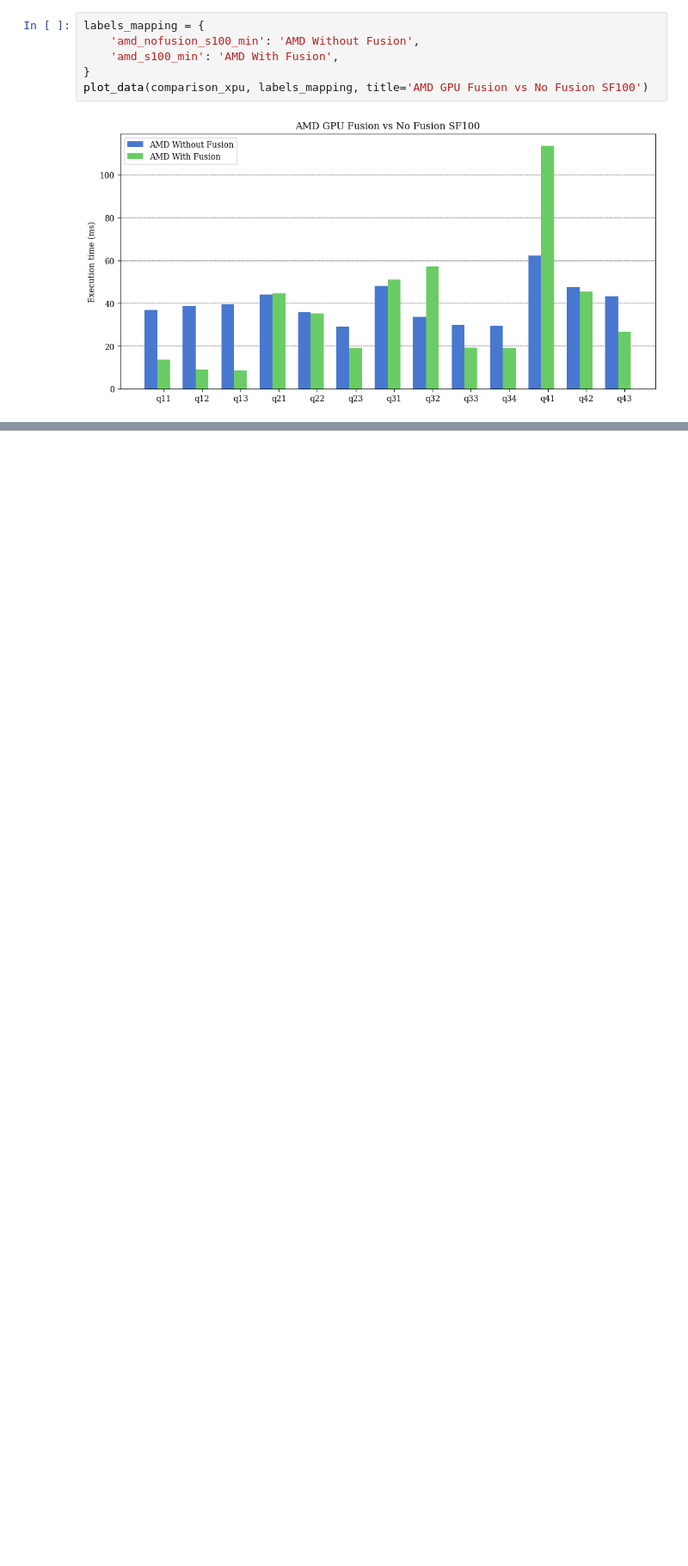
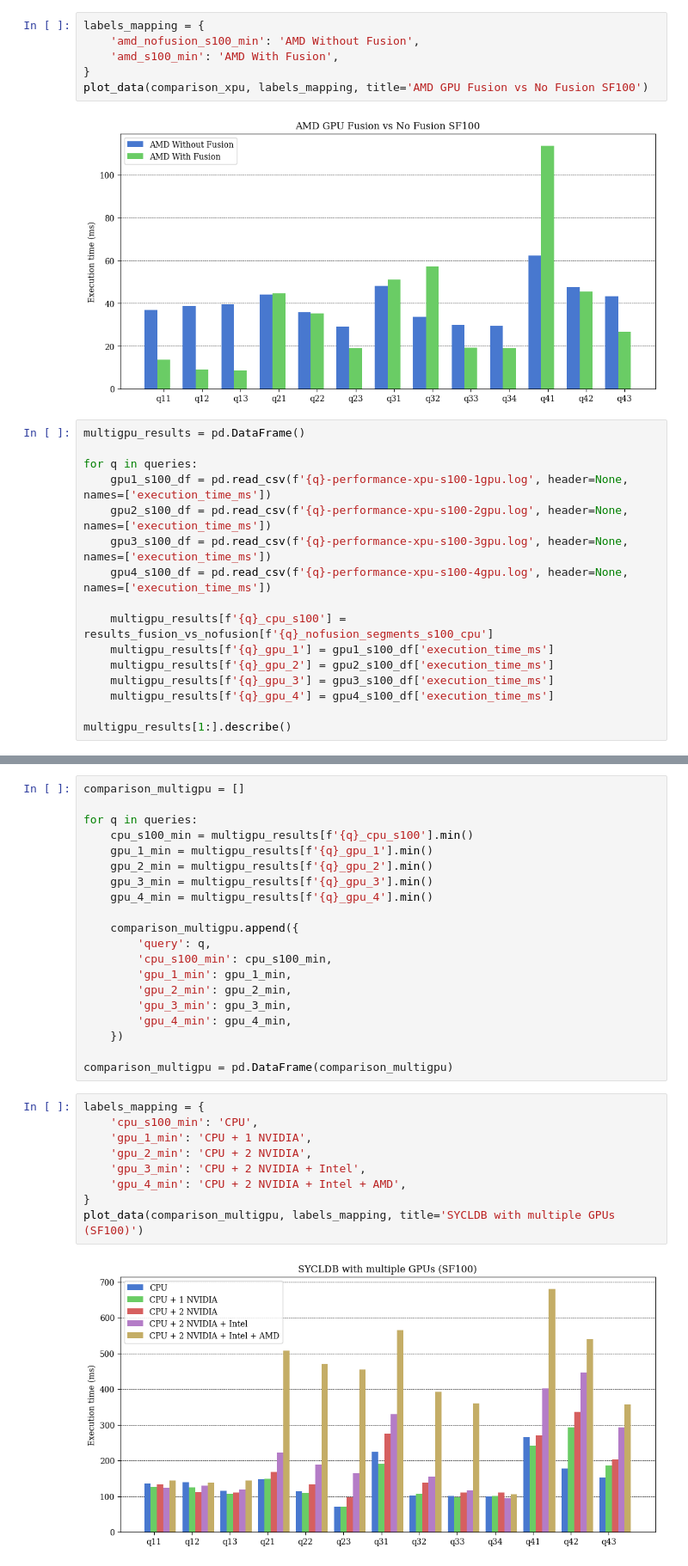
Before and after one commit to ikabadzhov/sycldb-calcite-executor, a Jupyter notebook: performances/perf.ipynb, the cells around one changed output, grey strips where cells are left out. Shown at 86% size. Cells and saved outputs as stored; diff of their text form; blank space fills up the shorter version.

Commit message:
multigpu evaluation

```diff
--- a/performances/perf.ipynb
+++ b/performances/perf.ipynb
@@ -1337,3 +1337,19 @@ labels_mapping = {
 plot_data(comparison_xpu, labels_mapping, title='AMD GPU Fusion vs No Fusion SF100')
 # %% [output]
 [figure]
+# %%
+multigpu_results = pd.DataFrame()
+
+for q in queries:
+    gpu1_s100_df = pd.read_csv(f'{q}-performance-xpu-s100-1gpu.log', header=None, names=['execution_time_ms'])
+    gpu2_s100_df = pd.read_csv(f'{q}-performance-xpu-s100-2gpu.log', header=None, names=['execution_time_ms'])
+    gpu3_s100_df = pd.read_csv(f'{q}-performance-xpu-s100-3gpu.log', header=None, names=['execution_time_ms'])
+    gpu4_s100_df = pd.read_csv(f'{q}-performance-xpu-s100-4gpu.log', header=None, names=['execution_time_ms'])
+
+    multigpu_results[f'{q}_cpu_s100'] = results_fusion_vs_nofusion[f'{q}_nofusion_segments_s100_cpu']
+    multigpu_results[f'{q}_gpu_1'] = gpu1_s100_df['execution_time_ms']
+    multigpu_results[f'{q}_gpu_2'] = gpu2_s100_df['execution_time_ms']
+    multigpu_results[f'{q}_gpu_3'] = gpu3_s100_df['execution_time_ms']
+    multigpu_results[f'{q}_gpu_4'] = gpu4_s100_df['execution_time_ms']
+
+multigpu_results[1:].describe()
@@ -1339,0 +1367,31 @@ plot_data(comparison_xpu, labels_mapping, title='AMD GPU Fusion vs No Fusion SF1
+# %%
+comparison_multigpu = []
+
+for q in queries:
+    cpu_s100_min = multigpu_results[f'{q}_cpu_s100'].min()
+    gpu_1_min = multigpu_results[f'{q}_gpu_1'].min()
+    gpu_2_min = multigpu_results[f'{q}_gpu_2'].min()
+    gpu_3_min = multigpu_results[f'{q}_gpu_3'].min()
+    gpu_4_min = multigpu_results[f'{q}_gpu_4'].min()
+
+    comparison_multigpu.append({
+        'query': q,
+        'cpu_s100_min': cpu_s100_min,
+        'gpu_1_min': gpu_1_min,
+        'gpu_2_min': gpu_2_min,
+        'gpu_3_min': gpu_3_min,
+        'gpu_4_min': gpu_4_min,
+    })
+
+comparison_multigpu = pd.DataFrame(comparison_multigpu)
+# %%
+labels_mapping = {
+    'cpu_s100_min': 'CPU',
+    'gpu_1_min': 'CPU + 1 NVIDIA',
+    'gpu_2_min': 'CPU + 2 NVIDIA',
+    'gpu_3_min': 'CPU + 2 NVIDIA + Intel',
+    'gpu_4_min': 'CPU + 2 NVIDIA + Intel + AMD',
+}
+plot_data(comparison_multigpu, labels_mapping, title='SYCLDB with multiple GPUs (SF100)')
+# %% [output]
+[figure, added]
```
Also changed, not shown: parts of 1 cell of this notebook, 54 other files.
